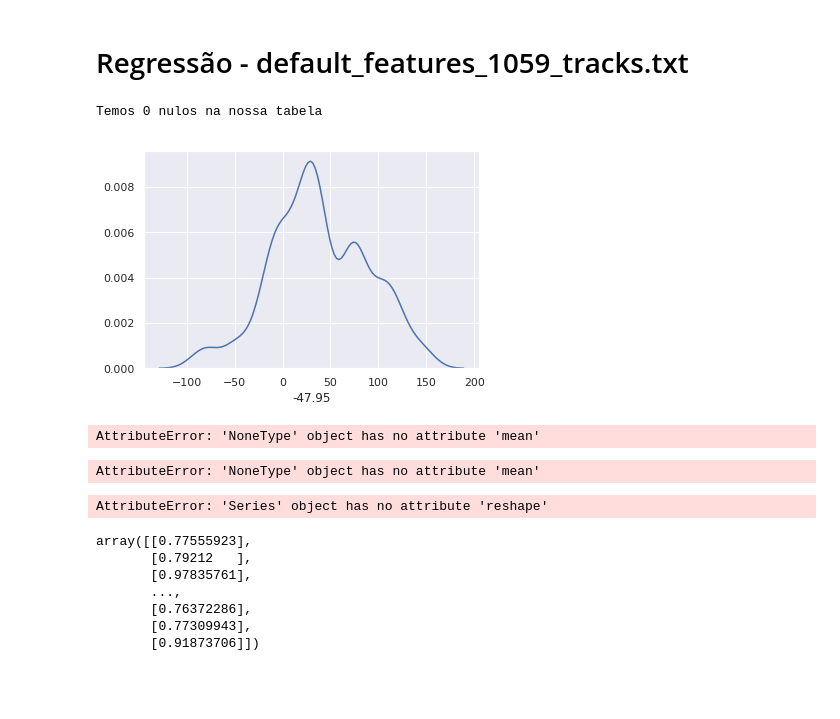
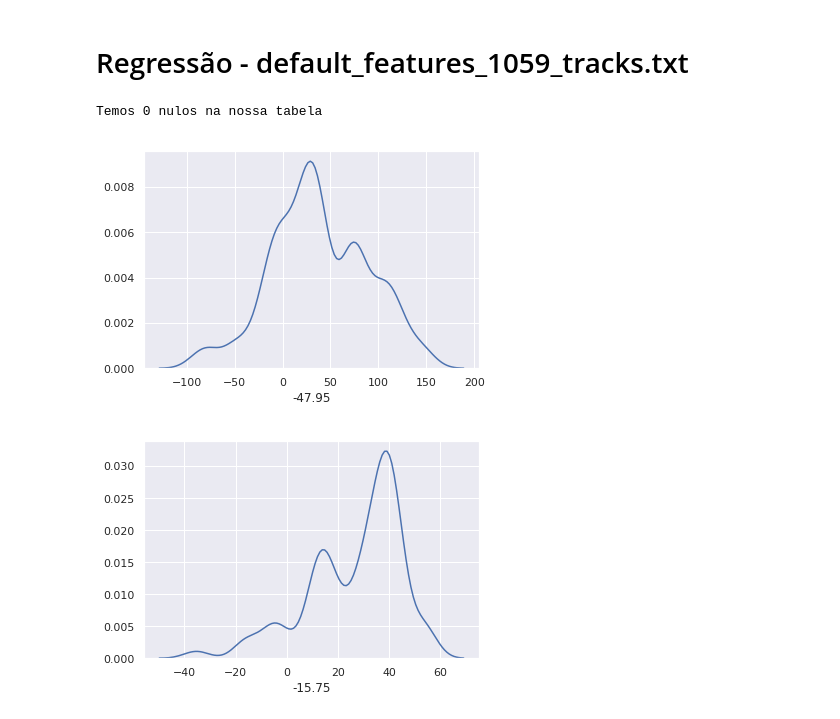
Before and after one commit to BrunoGomesCoelho/doodling-network, a Jupyter notebook: ex3/mlp-new.ipynb, the cells around one changed output. Cells and saved outputs as stored; diff of their text form; code cells hidden in the pictures; blank space fills up the shorter version.

```diff
--- a/ex3/mlp-new.ipynb
+++ b/ex3/mlp-new.ipynb
@@ -564,31 +444,8 @@ results = run_various_experiments(x, y)
 # %% [markdown]
 # Regressão - default_features_1059_tracks.txt
 # %%
-TARGET = "category"
-x, y = load_and_analyze("default_features_1059_tracks.txt", target="69")
+x, (y1, y2) = load_and_analyze("default_features_1059_tracks.txt", target="69")
 # %% [output]
 Temos 0 nulos na nossa tabela
 [figure]
+[figure, added]
-# %%
-results = run_various_experiments(x, y, classification=False)
-# %% [output]
-AttributeError: 'NoneType' object has no attribute 'mean'
-# %%
-t = MLP(dimensions=[(x.shape[1], 2), (2, 1)], classification=False)
-t.fit(x, y)
-# %% [output]
-AttributeError: 'NoneType' object has no attribute 'mean'
-# %%
-t.cost.forward(y, np.random.rand(len(y)))
-# %% [output]
-AttributeError: 'Series' object has no attribute 'reshape'
-# %%
-t.forward(x)
-# %% [output]
-array([[0.77555923],
-       [0.79212   ],
-       [0.97835761],
-       ...,
-       [0.76372286],
-       [0.77309943],
-       [0.91873706]])
```
Also changed, not shown: parts of 46 cells of this notebook.
